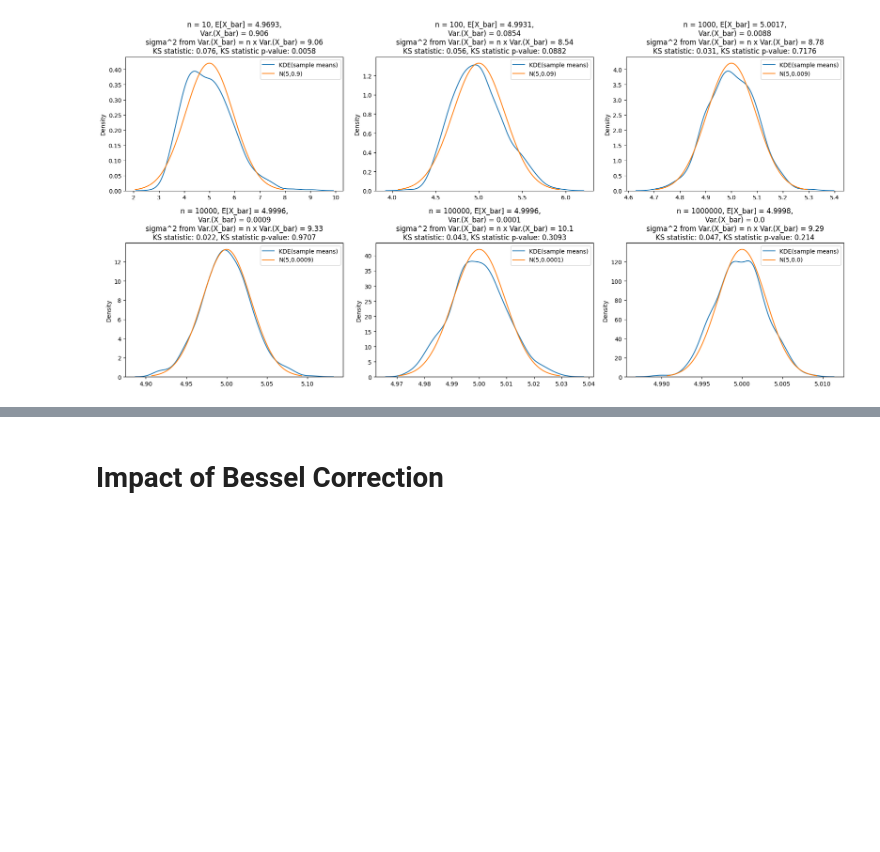
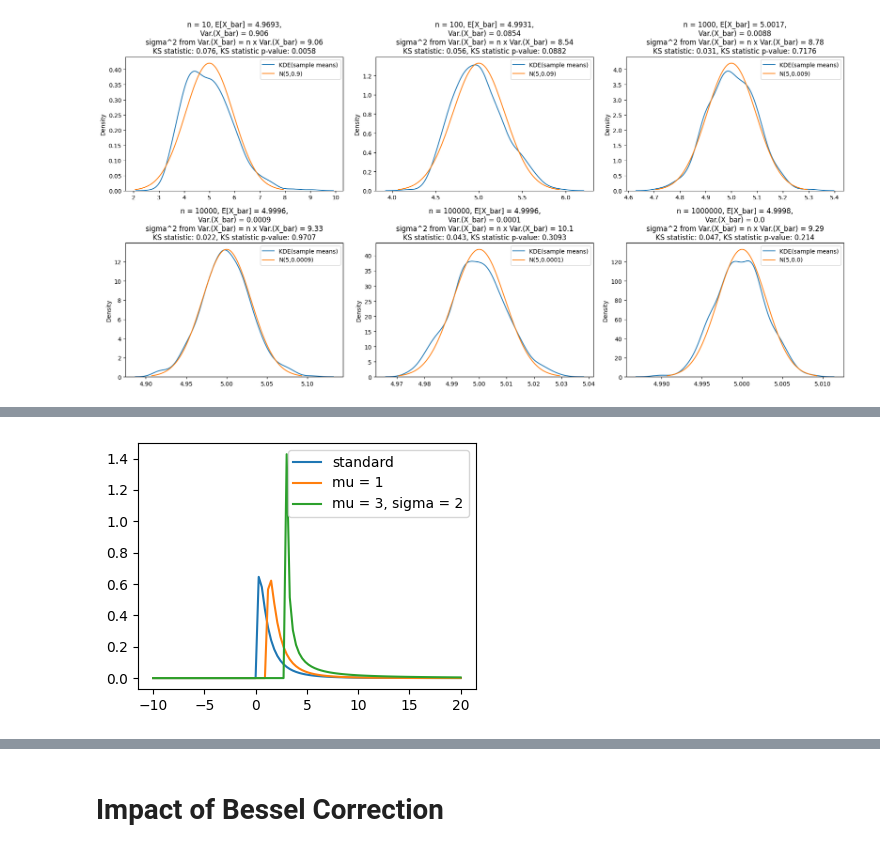
Before and after one commit to akshayDev17/Statistics, a Jupyter notebook: Maths/example.ipynb, the cells around one changed output, grey strips where cells are left out. Cells and saved outputs as stored; diff of their text form; code cells hidden in the pictures; blank space fills up the shorter version.

```diff
--- a/Maths/example.ipynb
+++ b/Maths/example.ipynb
@@ -154,0 +157,16 @@ For a population having an exponential distribution:
+# %%
+pts = np.linspace(-10, 20, 100)
+pts_prob_std_lognorm = lognorm.pdf(pts, s=1)
+pts_prob_shifted_lognorm = lognorm.pdf(pts, loc=1, s=1)
+pts_prob_scaled_shifted_lognorm_2 = lognorm.pdf(pts, loc=3, s = 2)
+
+plt.figure(figsize=(4, 3))
+plt.plot(pts, pts_prob_std_lognorm, label='standard')
+plt.plot(pts, pts_prob_shifted_lognorm, label='mu = 1')
+plt.plot(pts, pts_prob_scaled_shifted_lognorm_2, label='mu = 3, sigma = 2')
+
+plt.legend()
+plt.tight_layout()
+plt.show()
+# %% [output]
+[figure, added]
```
Also changed, not shown: parts of 7 cells of this notebook.
